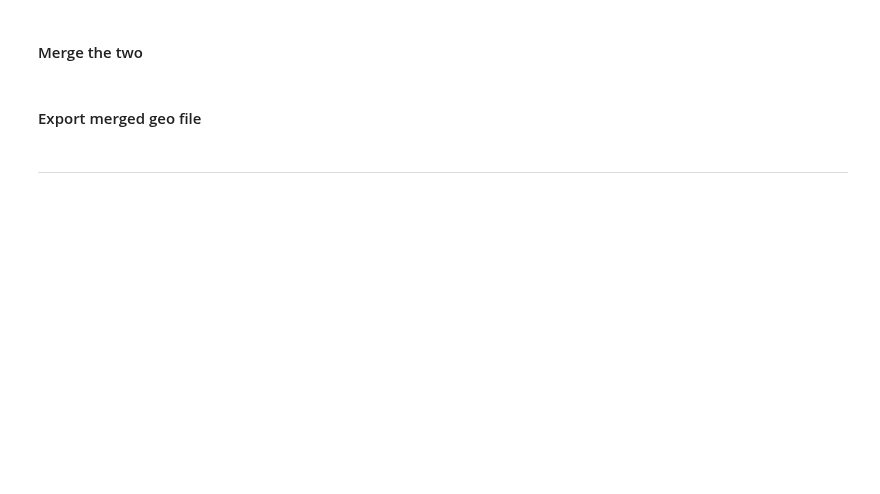
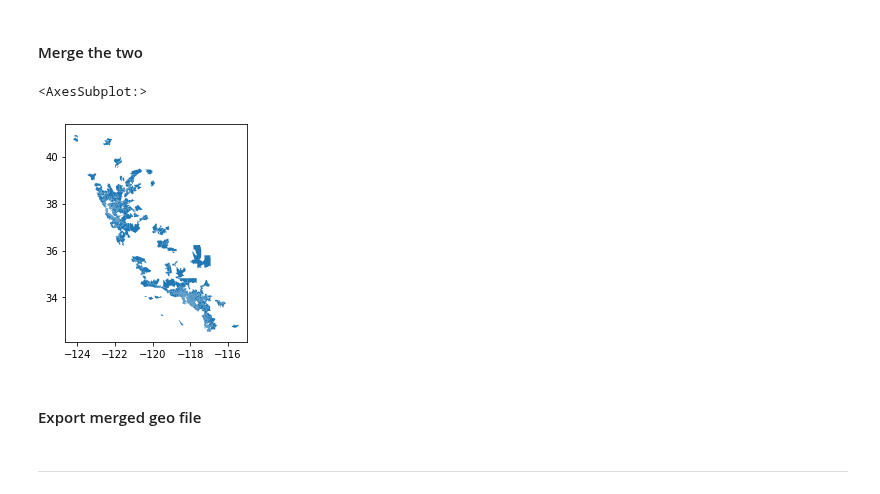
Before and after one commit to stiles/usc, a Jupyter notebook: students/zeranxu/15-mapping-exercise-DEMO.ipynb, the cells around one changed output. Saved outputs shown, nothing was run; the diff lists cells and outputs as text; code cells hidden in the pictures; blank space fills up the shorter version.

```diff
--- a/students/zeranxu/15-mapping-exercise-DEMO.ipynb
+++ b/students/zeranxu/15-mapping-exercise-DEMO.ipynb
@@ -99,5 +24,6 @@ memory usage: 5.1+ KB
 #### Read Tesla data
 # %%
 teslas_df = pd.read_csv(
-    'https://raw.githubusercontent.com/stiles/notebooks/master/california-fuel-vehicles/output/tesla_zips_slim.cs'
+    "https://raw.githubusercontent.com/stiles/notebooks/master/california-fuel-vehicles/output/tesla_zips_slim.csv",
+    dtype={"zip": str},
 )
@@ -108,4 +90,11 @@ HTTPError: HTTP Error 404: Not Found
 # %% [markdown]
 #### Merge the two
+# %%
+merged_teslas_gdf = pd.merge(zipcodes_gdf, teslas_df, left_on="id", right_on="zip")
+# %%
+merged_teslas_gdf.plot()
+# %% [output]
+<AxesSubplot:>
+[figure, added]
 # %% [markdown]
 #### Export merged geo file
```
Also changed, not shown: parts of 19 cells of this notebook, 9 other files.
